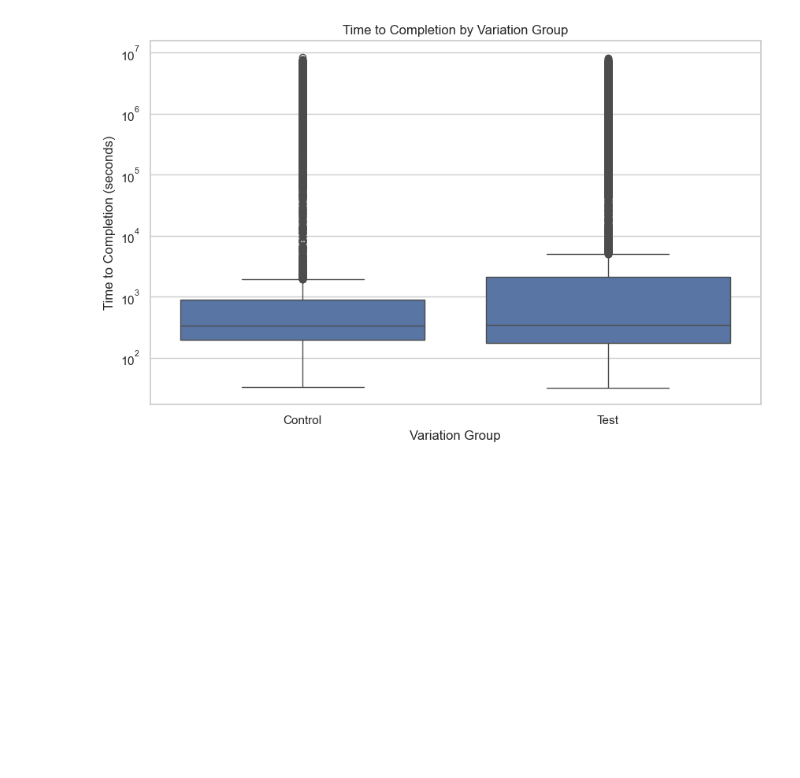
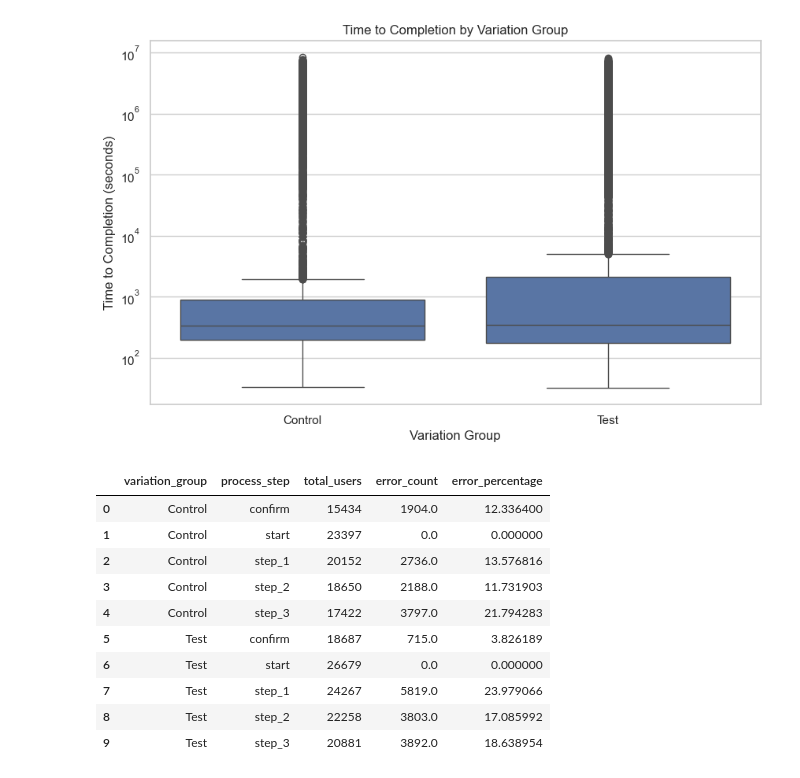
Before and after one commit to oglezsan/project2ogsih, a Jupyter notebook: notebooks/project2ogsv4.ipynb, the cells around one changed output. Drawn from its saved outputs; the diff is of its cells as text; code cells hidden in the pictures; blank space fills up the shorter version.

Commit message:
Updated notebooks and added tableau files

```diff
--- a/notebooks/project2ogsv4.ipynb
+++ b/notebooks/project2ogsv4.ipynb
@@ -356,0 +402,14 @@ df_merged.to_csv(file_path, index=False)
+# %%
+error_rates
+# %% [output]
+|  | variation_group | process_step | total_users | error_count | error_percentage |
+| 0 | Control | confirm | 15434 | 1904.0 | 12.336400 |
+| 1 | Control | start | 23397 | 0.0 | 0.000000 |
+| 2 | Control | step_1 | 20152 | 2736.0 | 13.576816 |
+| 3 | Control | step_2 | 18650 | 2188.0 | 11.731903 |
+| 4 | Control | step_3 | 17422 | 3797.0 | 21.794283 |
+| 5 | Test | confirm | 18687 | 715.0 | 3.826189 |
+| 6 | Test | start | 26679 | 0.0 | 0.000000 |
+| 7 | Test | step_1 | 24267 | 5819.0 | 23.979066 |
+| 8 | Test | step_2 | 22258 | 3803.0 | 17.085992 |
+| 9 | Test | step_3 | 20881 | 3892.0 | 18.638954 |
```
Also changed, not shown: parts of 2 cells of this notebook, 4 other files.
